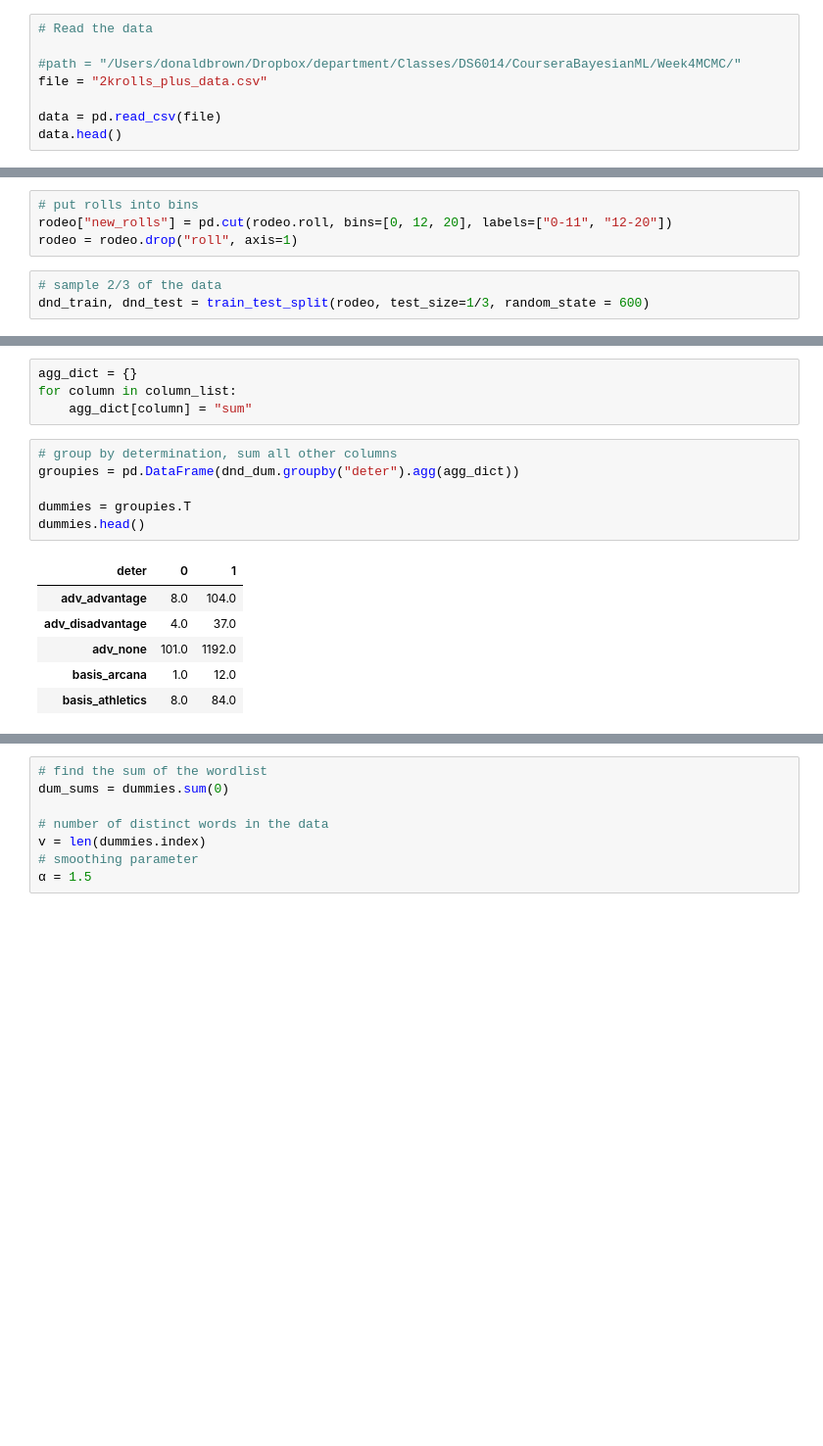
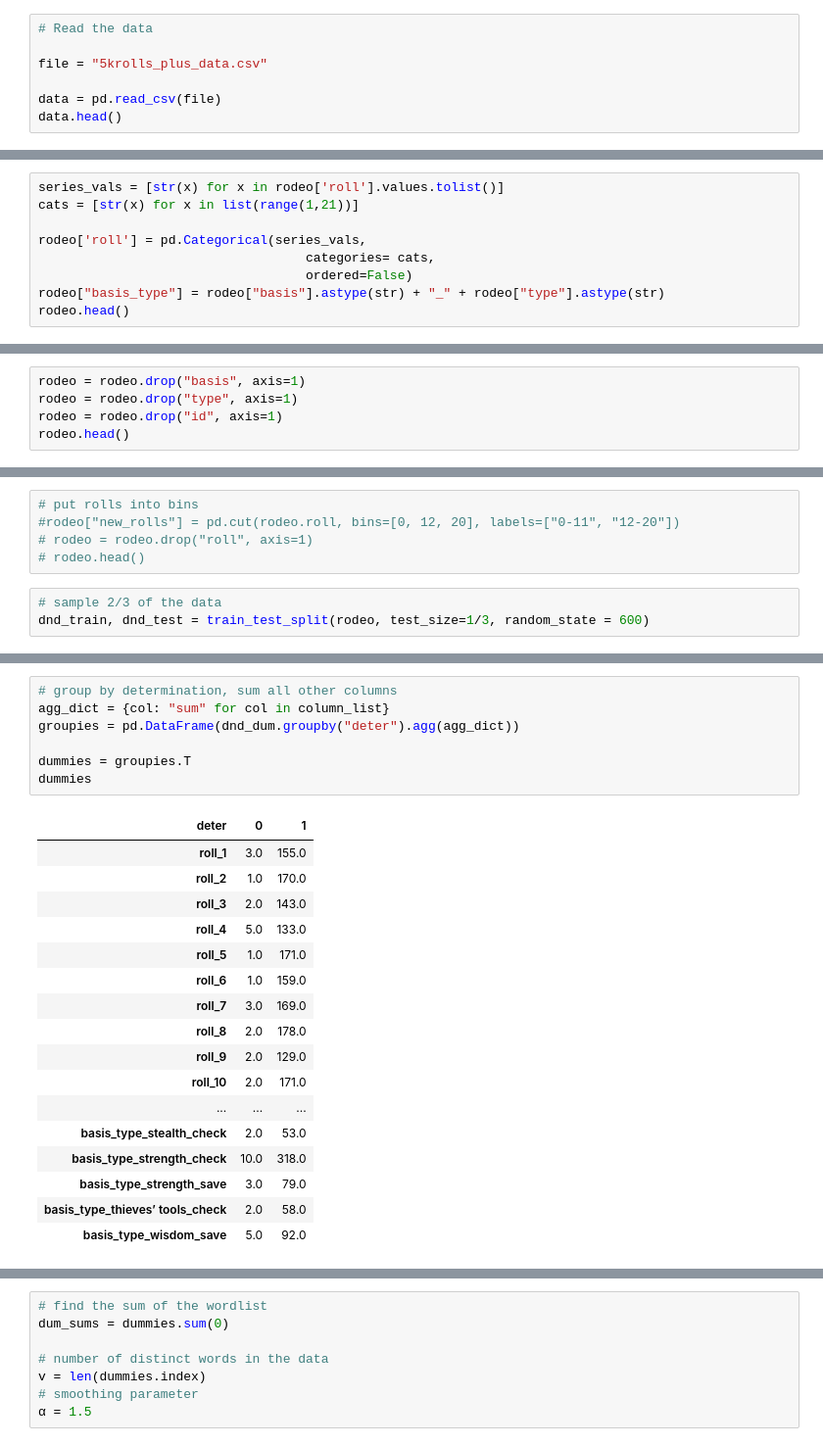
Before and after one commit to kipmccharen/Bayesian-Adventure-Zone, a Jupyter notebook: Naive_DnD2.ipynb, the cells around one changed output, grey strips where cells are left out. Shown at 98% size. Cells and saved outputs as stored; diff of their text form; blank space fills up the shorter version.

```diff
--- a/Naive_DnD2.ipynb
+++ b/Naive_DnD2.ipynb
@@ -11,8 +11,7 @@ from sklearn.model_selection import train_test_split
 # %%
 # Read the data
 
-#path = "/Users/donaldbrown/Dropbox/department/Classes/DS6014/CourseraBayesianML/Week4MCMC/"
-file = "2krolls_plus_data.csv"
+file = "5krolls_plus_data.csv"
 
 data = pd.read_csv(file)
 data.head()
@@ -67,0 +76,9 @@ rodeo = rodeo[col_names]
+# %%
+series_vals = [str(x) for x in rodeo['roll'].values.tolist()]
+cats = [str(x) for x in list(range(1,21))]
+
+rodeo['roll'] = pd.Categorical(series_vals,
+                                   categories= cats,
+                                   ordered=False)
+rodeo["basis_type"] = rodeo["basis"].astype(str) + "_" + rodeo["type"].astype(str)
+rodeo.head()
@@ -67,0 +92,5 @@ rodeo = rodeo[col_names]
+# %%
+rodeo = rodeo.drop("basis", axis=1)
+rodeo = rodeo.drop("type", axis=1)
+rodeo = rodeo.drop("id", axis=1)
+rodeo.head()
@@ -68,7 +104,8 @@ rodeo = rodeo[col_names]
 # %%
 # put rolls into bins
-rodeo["new_rolls"] = pd.cut(rodeo.roll, bins=[0, 12, 20], labels=["0-11", "12-20"])
-rodeo = rodeo.drop("roll", axis=1)
+#rodeo["new_rolls"] = pd.cut(rodeo.roll, bins=[0, 12, 20], labels=["0-11", "12-20"])
+# rodeo = rodeo.drop("roll", axis=1)
+# rodeo.head()
 # %%
 # sample 2/3 of the data
 dnd_train, dnd_test = train_test_split(rodeo, test_size=1/3, random_state = 600)
@@ -83,20 +129,28 @@ column_list.remove("deter")
-# %%
-agg_dict = {}
-for column in column_list:
-    agg_dict[column] = "sum"
 # %%
 # group by determination, sum all other columns
+agg_dict = {col: "sum" for col in column_list}
 groupies = pd.DataFrame(dnd_dum.groupby("deter").agg(agg_dict))
 
 dummies = groupies.T
-dummies.head()
+dummies
 # %% [output]
 | deter | 0 | 1 |
-| adv_advantage | 8.0 | 104.0 |
-| adv_disadvantage | 4.0 | 37.0 |
-| adv_none | 101.0 | 1192.0 |
-| basis_arcana | 1.0 | 12.0 |
-| basis_athletics | 8.0 | 84.0 |
+| roll_1 | 3.0 | 155.0 |
+| roll_2 | 1.0 | 170.0 |
+| roll_3 | 2.0 | 143.0 |
+| roll_4 | 5.0 | 133.0 |
+| roll_5 | 1.0 | 171.0 |
+| roll_6 | 1.0 | 159.0 |
+| roll_7 | 3.0 | 169.0 |
+| roll_8 | 2.0 | 178.0 |
+| roll_9 | 2.0 | 129.0 |
+| roll_10 | 2.0 | 171.0 |
+| ... | ... | ... |
+| basis_type_stealth_check | 2.0 | 53.0 |
+| basis_type_strength_check | 10.0 | 318.0 |
+| basis_type_strength_save | 3.0 | 79.0 |
+| basis_type_thieves’ tools_check | 2.0 | 58.0 |
+| basis_type_wisdom_save | 5.0 | 92.0 |
 # %%
 # calculate the priors
 count = dnd_train.groupby("deter").size()
```
Also changed, not shown: parts of 21 cells of this notebook, 57 other files.
